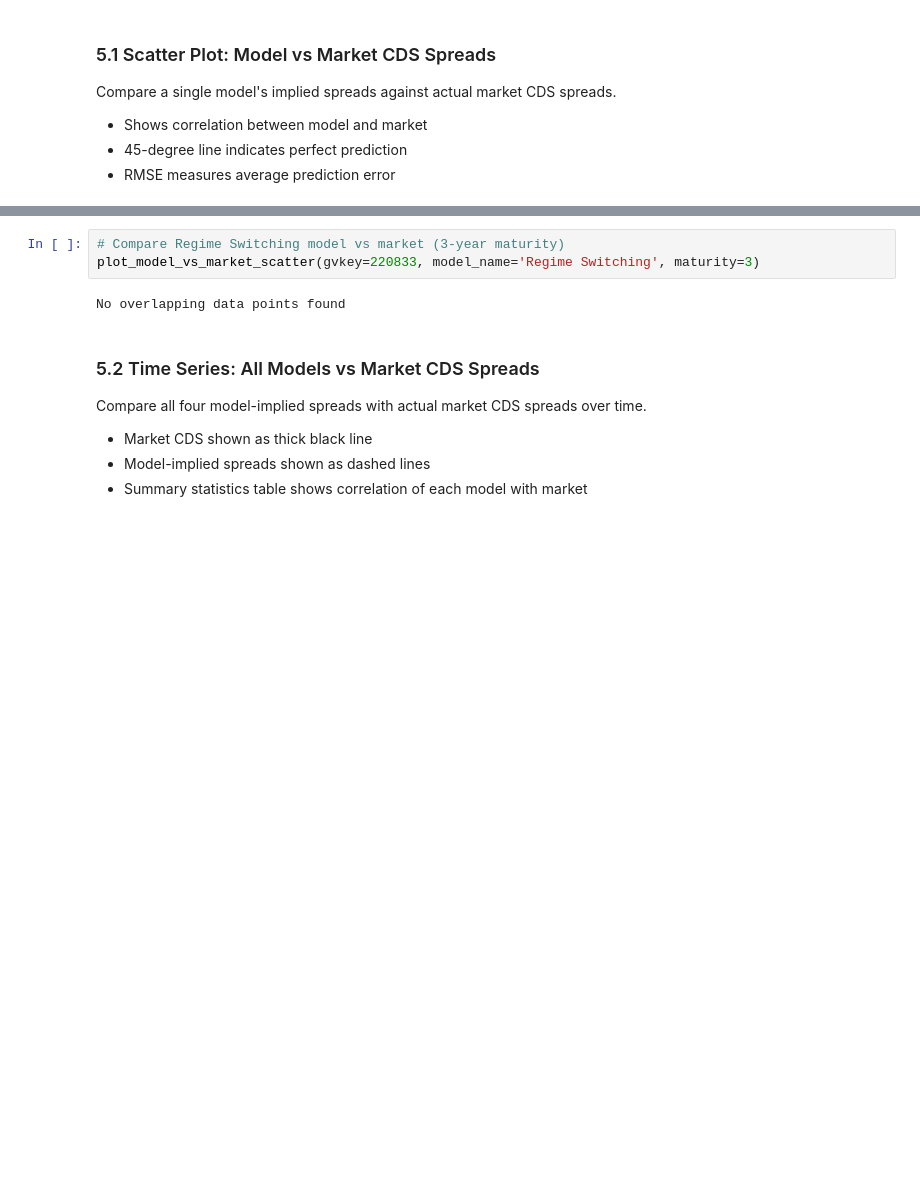
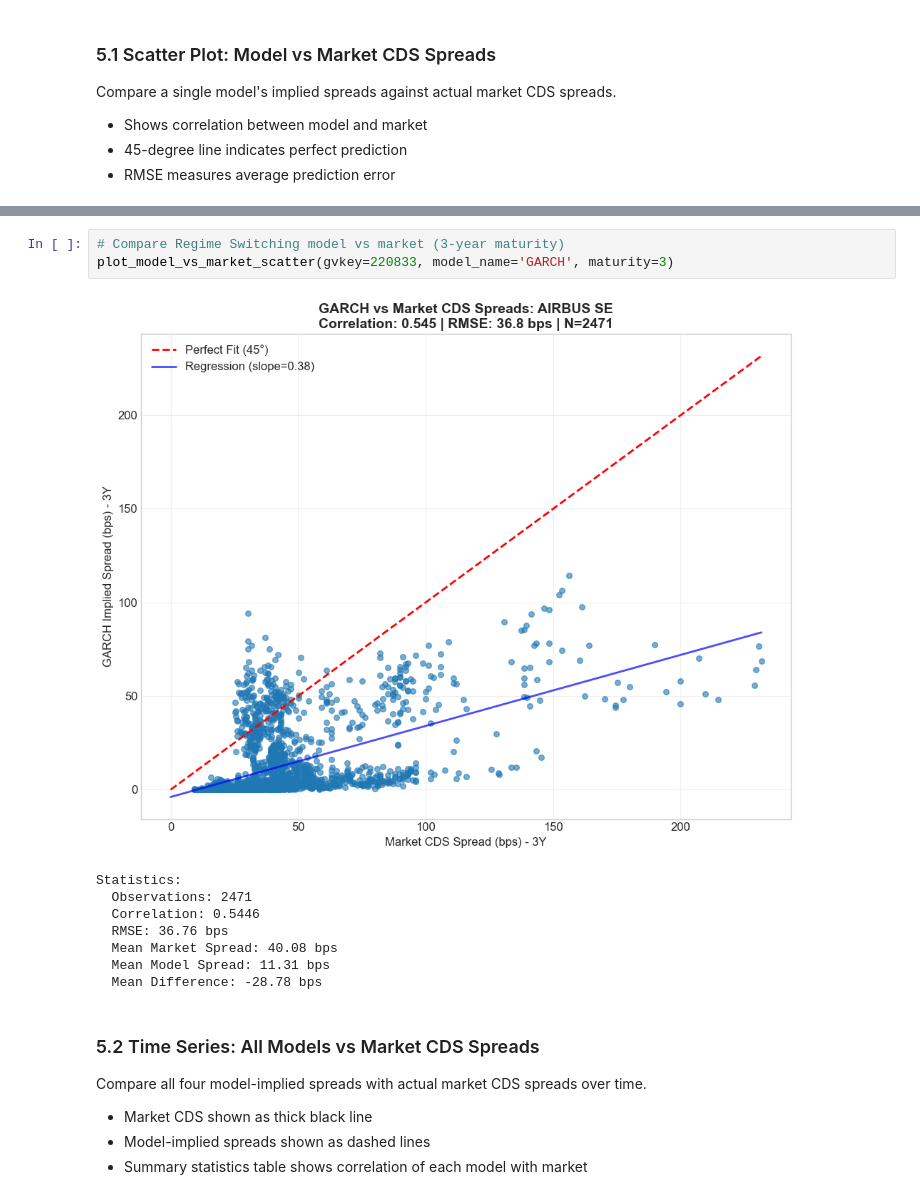
Before and after one commit to ChaseW3/Seminar-QF, a Jupyter notebook: Seminar QF/notebooks/visualize_results.ipynb, the cells around one changed output, grey strips where cells are left out. Drawn from its saved outputs; the diff is of its cells as text; blank space fills up the shorter version.

```diff
--- a/Seminar QF/notebooks/visualize_results.ipynb
+++ b/Seminar QF/notebooks/visualize_results.ipynb
@@ -479,8 +710,15 @@ Statistics:
 # %%
 # Compare Regime Switching model vs market (3-year maturity)
-plot_model_vs_market_scatter(gvkey=220833, model_name='Regime Switching', maturity=3)
+plot_model_vs_market_scatter(gvkey=220833, model_name='GARCH', maturity=3)
 # %% [output]
+[figure, added]
-No overlapping data points found
+Statistics:
+  Observations: 2471
+  Correlation: 0.5446
+  RMSE: 36.76 bps
+  Mean Market Spread: 40.08 bps
+  Mean Model Spread: 11.31 bps
+  Mean Difference: -28.78 bps
 # %% [markdown]
 ### 5.2 Time Series: All Models vs Market CDS Spreads
 
```
Also changed, not shown: parts of 31 cells of this notebook.
